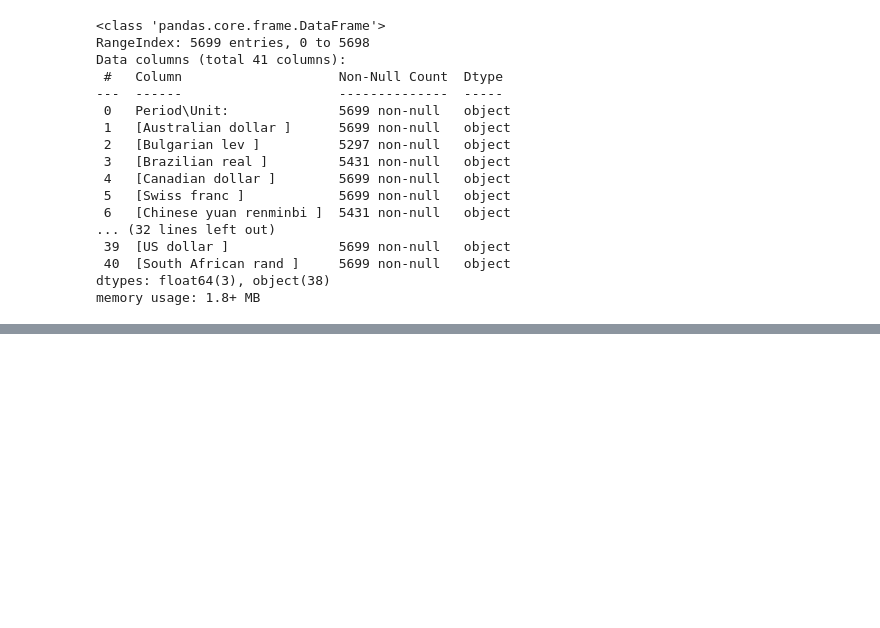
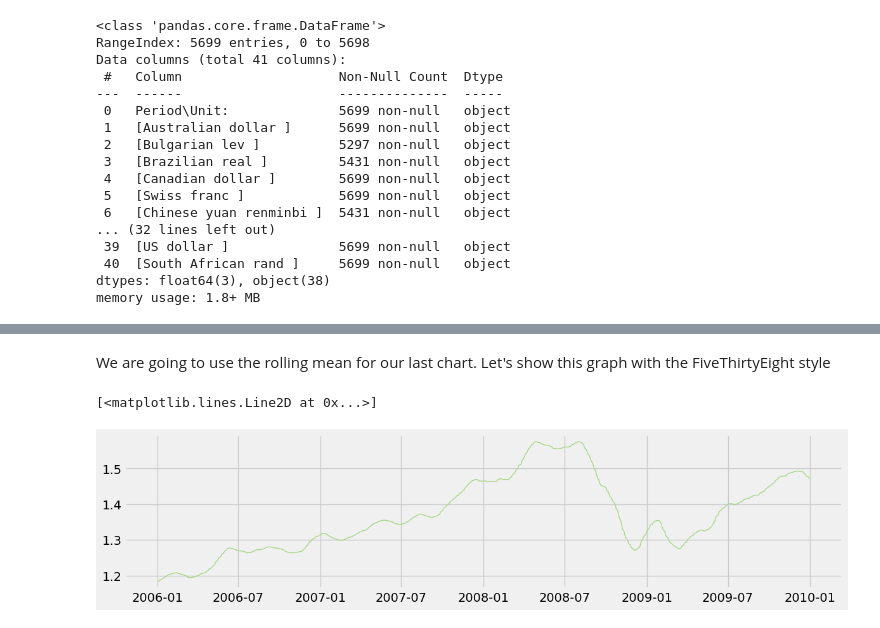
Before and after one commit to senthilkumar-somasundaram/DataScience, a Jupyter notebook: Exchange Rates.ipynb, the cells around one changed output, grey strips where cells are left out. Saved outputs shown, nothing was run; the diff lists cells and outputs as text; code cells hidden in the pictures; blank space fills up the shorter version.

```diff
--- a/Exchange Rates.ipynb
+++ b/Exchange Rates.ipynb
@@ -55,0 +261,14 @@ TypeError: rename() got an unexpected keyword argument 'column'
+# %% [markdown]
+We are going to use the rolling mean for our last chart. Let's show this graph with the FiveThirtyEight style
+# %%
+import matplotlib.style as style
+style.use('fivethirtyeight')
+
+### Adding the plot
+fig,ax = plt.subplots(figsize=(13,3))
+ax.plot(financial_crisis['Time'],
+        financial_crisis['rolling_mean'],
+        linewidth=1, color='#A6D785')
+# %% [output]
+[<matplotlib.lines.Line2D at 0x...>]
+[figure, added]
```
Also changed, not shown: parts of 49 cells of this notebook.
